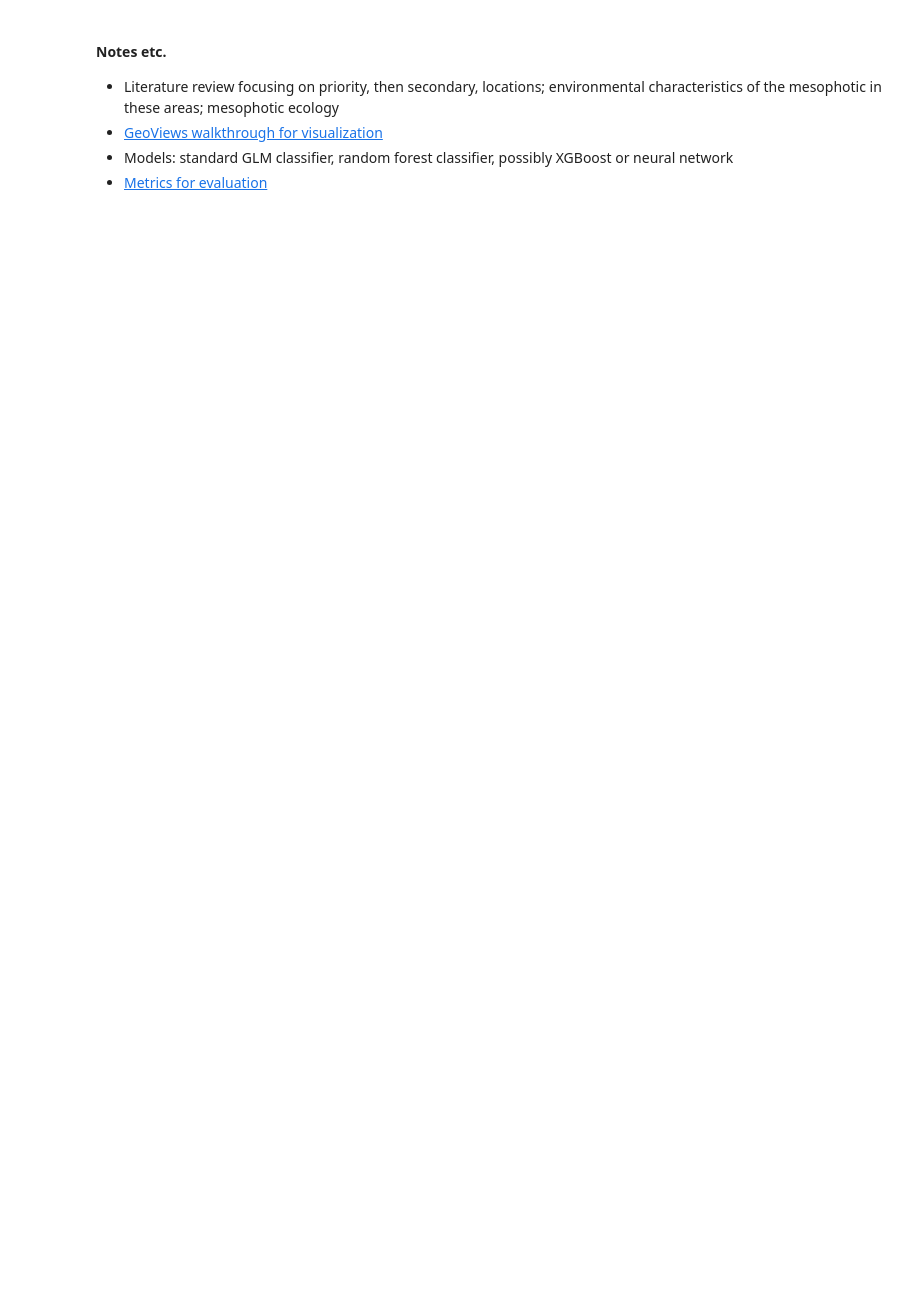
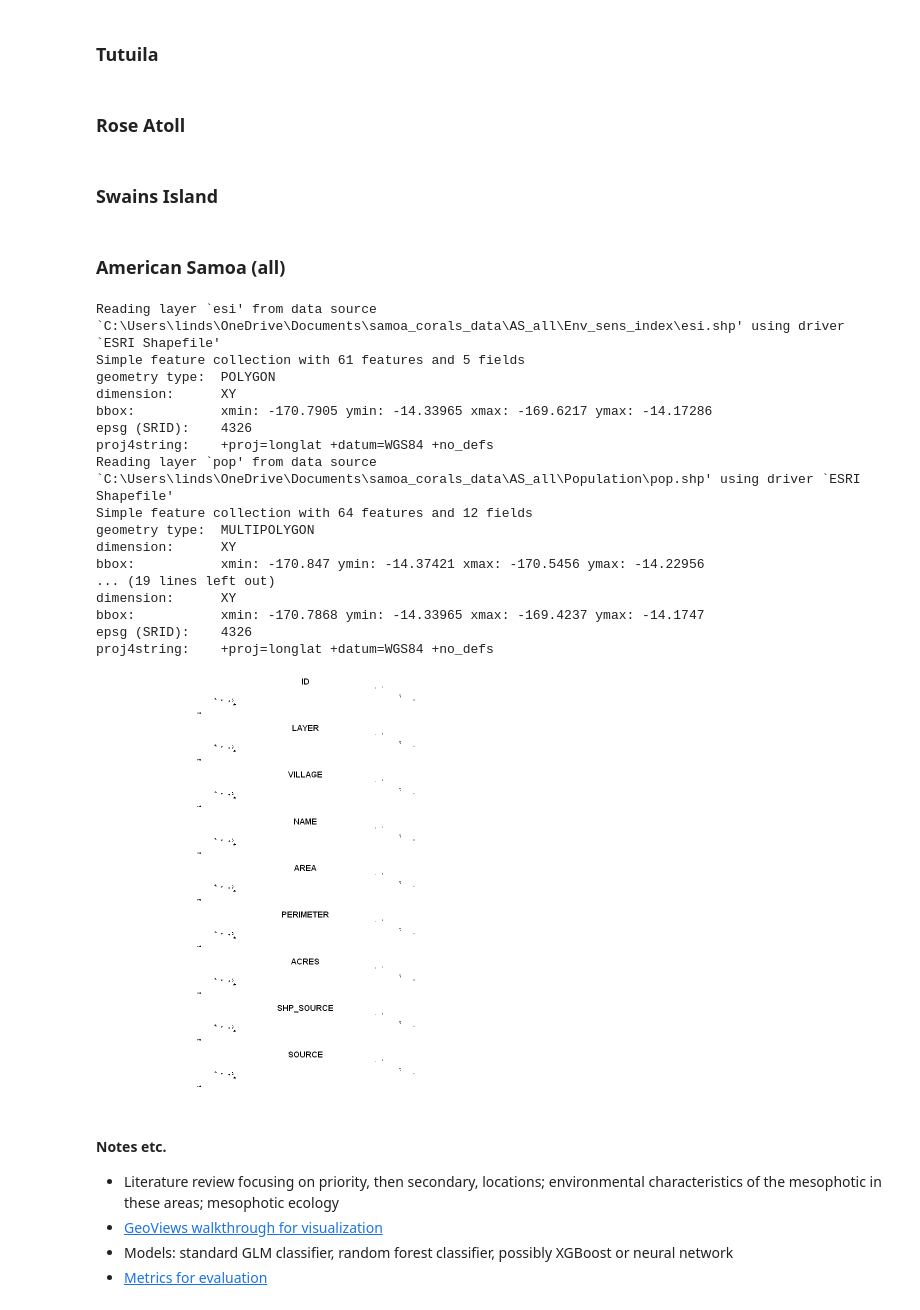
Before and after one commit to lindsayveazey/samoa-corals, a Jupyter notebook: data_wrangling.ipynb, the cells around one changed output. Saved outputs shown, nothing was run; the diff lists cells and outputs as text; code cells hidden in the pictures; blank space fills up the shorter version.

```diff
--- a/data_wrangling.ipynb
+++ b/data_wrangling.ipynb
@@ -65,0 +107,2 @@ ERROR: Error in stopifnot(is.list(srl)): infinite label point
+# %% [markdown]
+### Tutuila
@@ -65,0 +115,2 @@ ERROR: Error in stopifnot(is.list(srl)): infinite label point
+# %% [markdown]
+### Rose Atoll
@@ -65,0 +122,2 @@ ERROR: Error in stopifnot(is.list(srl)): infinite label point
+# %% [markdown]
+### Swains Island
@@ -66,3 +129,33 @@ ERROR: Error in stopifnot(is.list(srl)): infinite label point
+# %% [markdown]
+### American Samoa (all)
+# %%
+# currents <- 'AS_all/Currents/currents.nc'
+esi <- st_read('AS_all/Env_sens_index/esi.shp')
+pop <- st_read('AS_all/Population/pop.shp')
+shore <- st_read('AS_all/Shorelines/shore.shp')
+villages <- st_read('AS_all/Villages/villages.shp')
+wetlands <- st_read('AS_all/Wetlands/wl.shp')
+
+plot(wetlands)
+# %% [output]
+Reading layer `esi' from data source `C:\Users\linds\OneDrive\Documents\samoa_corals_data\AS_all\Env_sens_index\esi.shp' using driver `ESRI Shapefile'
+Simple feature collection with 61 features and 5 fields
+geometry type:  POLYGON
+dimension:      XY
+bbox:           xmin: -170.7905 ymin: -14.33965 xmax: -169.6217 ymax: -14.17286
+epsg (SRID):    4326
+proj4string:    +proj=longlat +datum=WGS84 +no_defs
+Reading layer `pop' from data source `C:\Users\linds\OneDrive\Documents\samoa_corals_data\AS_all\Population\pop.shp' using driver `ESRI Shapefile'
+Simple feature collection with 64 features and 12 fields
+geometry type:  MULTIPOLYGON
+dimension:      XY
+bbox:           xmin: -170.847 ymin: -14.37421 xmax: -170.5456 ymax: -14.22956
+... (19 lines left out)
+dimension:      XY
+bbox:           xmin: -170.7868 ymin: -14.33965 xmax: -169.4237 ymax: -14.1747
+epsg (SRID):    4326
+proj4string:    +proj=longlat +datum=WGS84 +no_defs
+[figure, added]
 # %% [markdown]
 #### Notes etc.
 
```
Also changed, not shown: parts of 13 cells of this notebook.
